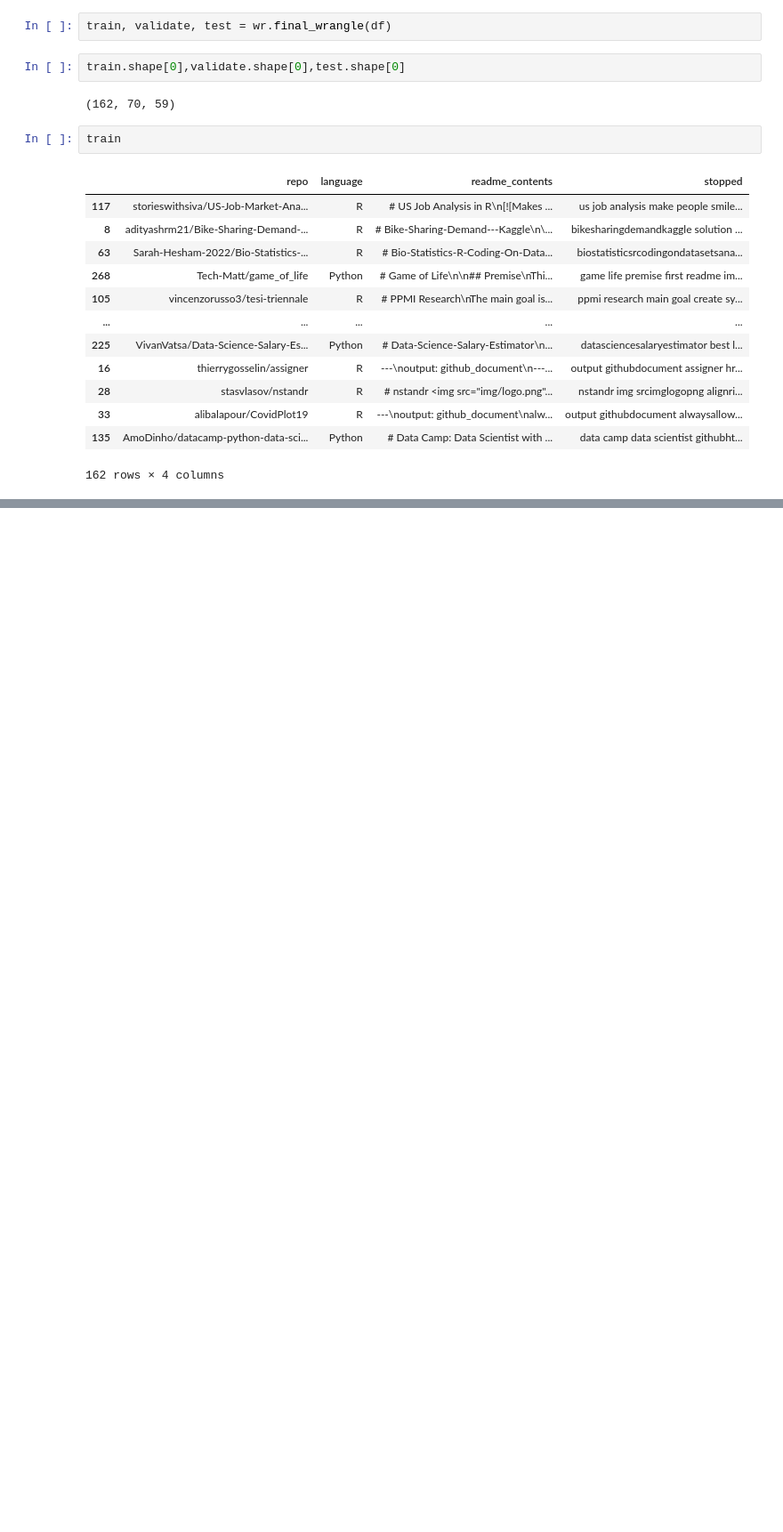
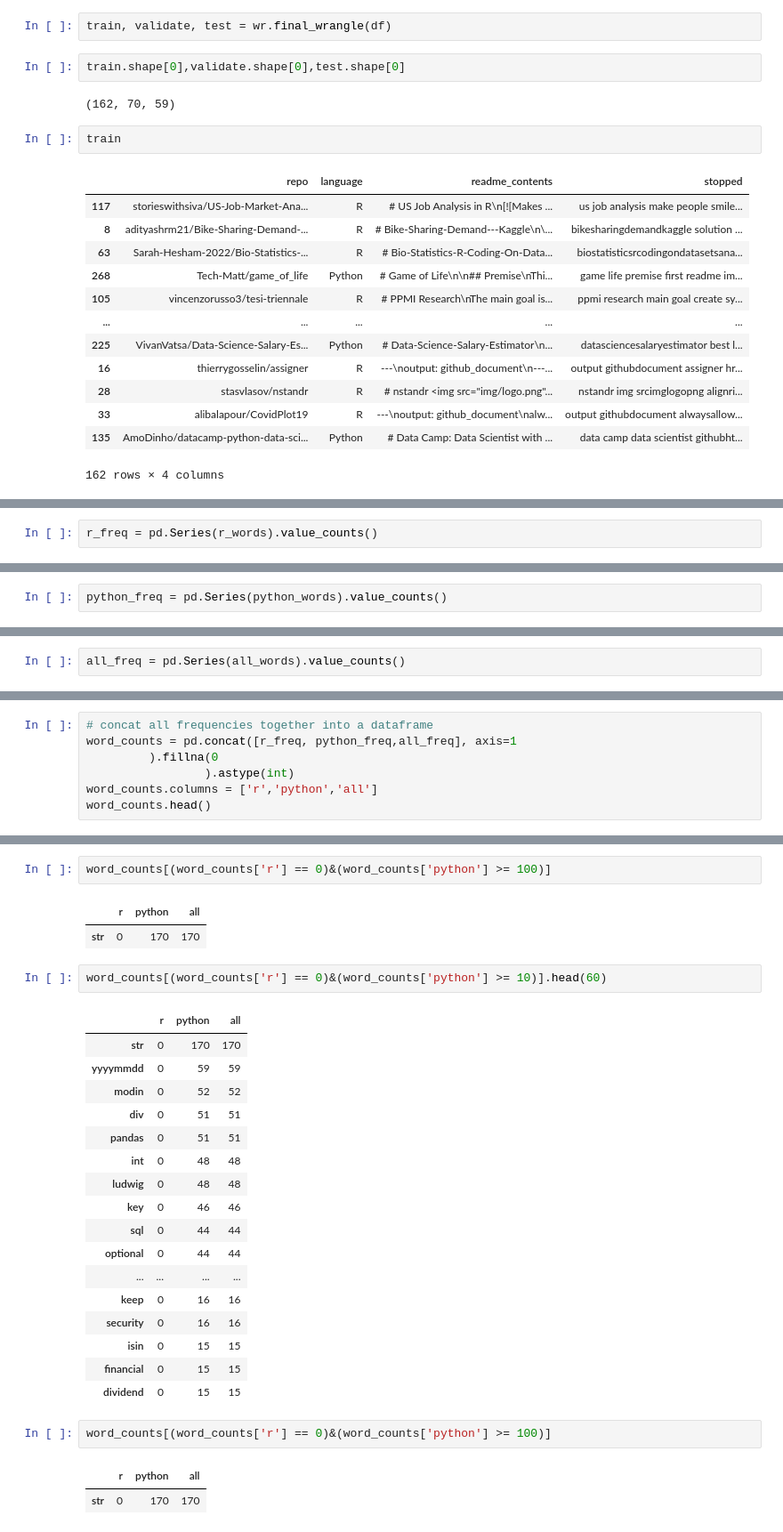
Before and after one commit to Cod-Up-Our-Data/github_language_processing, a Jupyter notebook: explore_r.ipynb, the cells around one changed output, grey strips where cells are left out. Shown at 89% size. Cells and saved outputs as stored; diff of their text form; blank space fills up the shorter version.

```diff
--- a/explore_r.ipynb
+++ b/explore_r.ipynb
@@ -70,0 +98,2 @@ train
+# %%
+r_freq = pd.Series(r_words).value_counts()
@@ -70,0 +114,2 @@ train
+# %%
+python_freq = pd.Series(python_words).value_counts()
@@ -70,0 +130,2 @@ train
+# %%
+all_freq = pd.Series(all_words).value_counts()
@@ -70,0 +148,7 @@ train
+# %%
+# concat all frequencies together into a dataframe
+word_counts = pd.concat([r_freq, python_freq,all_freq], axis=1
+         ).fillna(0
+                 ).astype(int)
+word_counts.columns = ['r','python','all']
+word_counts.head()
@@ -70,0 +162,30 @@ train
+# %%
+word_counts[(word_counts['r'] == 0)&(word_counts['python'] >= 100)]
+# %% [output]
+|  | r | python | all |
+| str | 0 | 170 | 170 |
+# %%
+word_counts[(word_counts['r'] == 0)&(word_counts['python'] >= 10)].head(60)
+# %% [output]
+|  | r | python | all |
+| str | 0 | 170 | 170 |
+| yyyymmdd | 0 | 59 | 59 |
+| modin | 0 | 52 | 52 |
+| div | 0 | 51 | 51 |
+| pandas | 0 | 51 | 51 |
+| int | 0 | 48 | 48 |
+| ludwig | 0 | 48 | 48 |
+| key | 0 | 46 | 46 |
+| sql | 0 | 44 | 44 |
+| optional | 0 | 44 | 44 |
+| ... | ... | ... | ... |
+| keep | 0 | 16 | 16 |
+| security | 0 | 16 | 16 |
+| isin | 0 | 15 | 15 |
+| financial | 0 | 15 | 15 |
+| dividend | 0 | 15 | 15 |
+# %%
+word_counts[(word_counts['r'] == 0)&(word_counts['python'] >= 100)]
+# %% [output]
+|  | r | python | all |
+| str | 0 | 170 | 170 |
```
Also changed, not shown: parts of 15 cells of this notebook, 1 other file.
